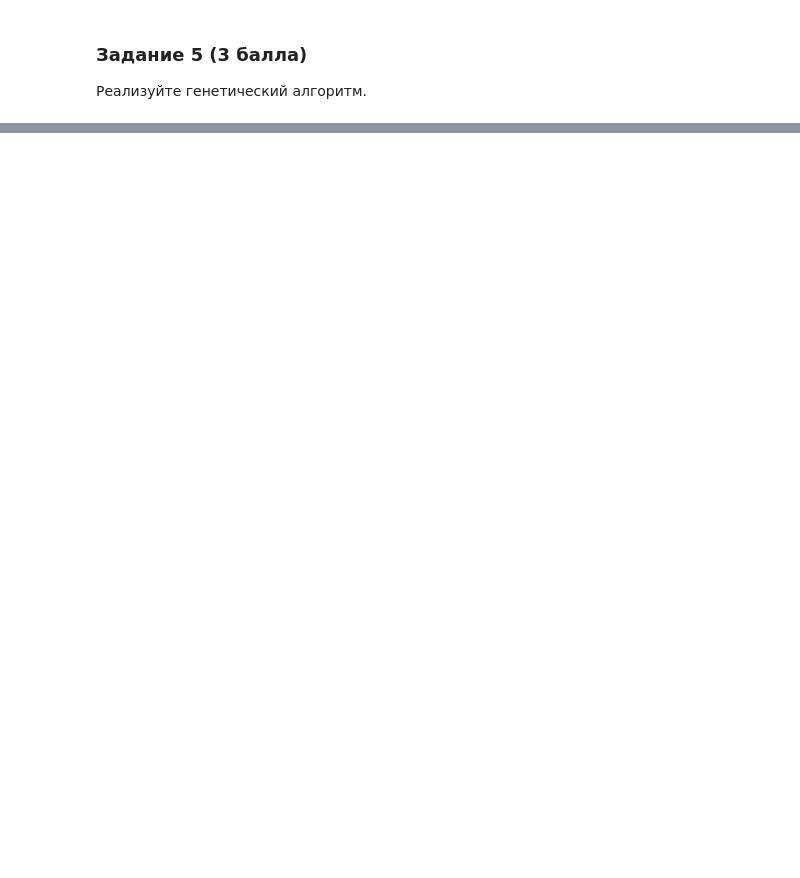
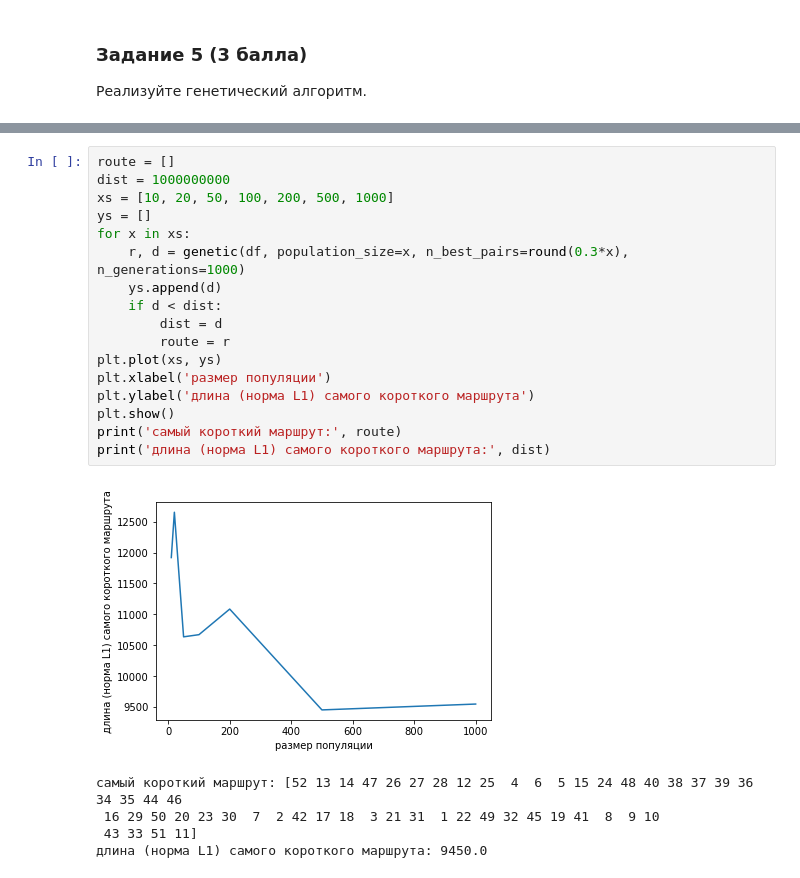
Before and after one commit to yegorov-boris/bioinf, a Jupyter notebook: HW9_local_and_global_search.ipynb, the cells around one changed output, grey strips where cells are left out. Drawn from its saved outputs; the diff is of its cells as text; blank space fills up the shorter version.

```diff
--- a/HW9_local_and_global_search.ipynb
+++ b/HW9_local_and_global_search.ipynb
@@ -191,0 +269,23 @@ Wall time: 2.37 s
+# %%
+route = []
+dist = 1000000000
+xs = [10, 20, 50, 100, 200, 500, 1000]
+ys = []
+for x in xs:
+    r, d = genetic(df, population_size=x, n_best_pairs=round(0.3*x), n_generations=1000)
+    ys.append(d)
+    if d < dist:
+        dist = d
+        route = r
+plt.plot(xs, ys)
+plt.xlabel('размер популяции')
+plt.ylabel('длина (норма L1) самого короткого маршрута')
+plt.show()
+print('самый короткий маршрут:', route)
+print('длина (норма L1) самого короткого маршрута:', dist)
+# %% [output]
+[figure, added]
+самый короткий маршрут: [52 13 14 47 26 27 28 12 25  4  6  5 15 24 48 40 38 37 39 36 34 35 44 46
+ 16 29 50 20 23 30  7  2 42 17 18  3 21 31  1 22 49 32 45 19 41  8  9 10
+ 43 33 51 11]
+длина (норма L1) самого короткого маршрута: 9450.0
```
Also changed, not shown: parts of 4 cells of this notebook.
